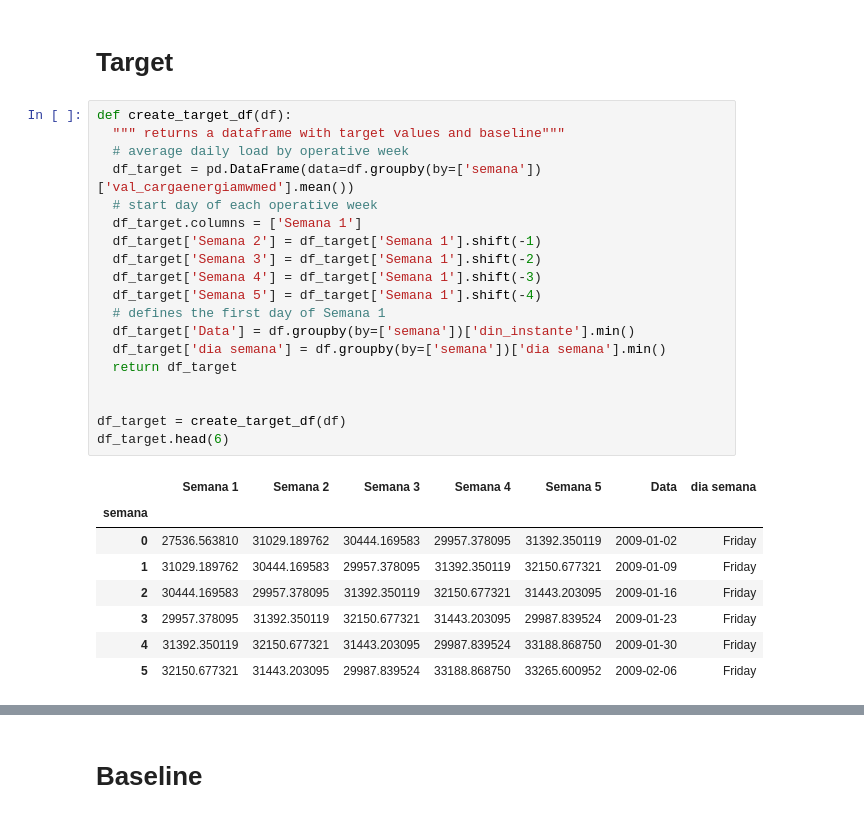
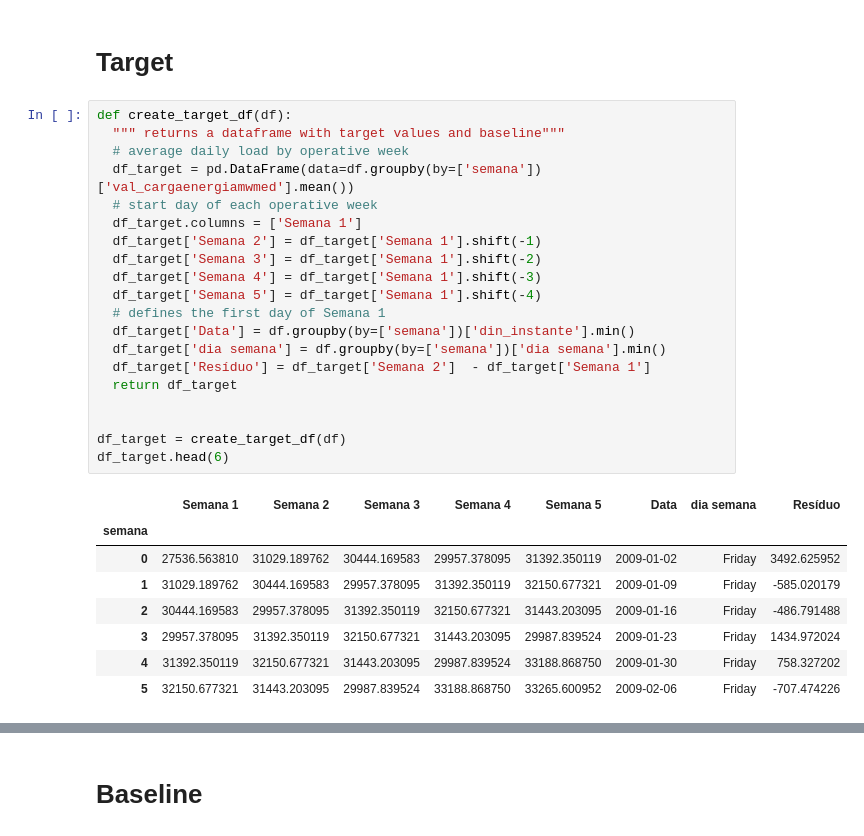
Before and after one commit to marcos-mansur/load-forecast, a Jupyter notebook: model_v2.ipynb, the cells around one changed output, grey strips where cells are left out. Cells and saved outputs as stored; diff of their text form.

```diff
--- a/model_v2.ipynb
+++ b/model_v2.ipynb
@@ -369,28 +365,29 @@ print(c*batch_size)
 # %%
 def create_target_df(df):
   """ returns a dataframe with target values and baseline"""
   # average daily load by operative week
   df_target = pd.DataFrame(data=df.groupby(by=['semana'])['val_cargaenergiamwmed'].mean())
   # start day of each operative week
   df_target.columns = ['Semana 1']
   df_target['Semana 2'] = df_target['Semana 1'].shift(-1)
   df_target['Semana 3'] = df_target['Semana 1'].shift(-2)
   df_target['Semana 4'] = df_target['Semana 1'].shift(-3)
   df_target['Semana 5'] = df_target['Semana 1'].shift(-4)
   # defines the first day of Semana 1
   df_target['Data'] = df.groupby(by=['semana'])['din_instante'].min()
   df_target['dia semana'] = df.groupby(by=['semana'])['dia semana'].min()
+  df_target['Resíduo'] = df_target['Semana 2']  - df_target['Semana 1']
   return df_target
 
 
 df_target = create_target_df(df)
 df_target.head(6)
 # %% [output]
-|  | Semana 1 | Semana 2 | Semana 3 | Semana 4 | Semana 5 | Data | dia semana |
-| semana |  |  |  |  |  |  |  |
-| 0 | 27536.563810 | 31029.189762 | 30444.169583 | 29957.378095 | 31392.350119 | 2009-01-02 | Friday |
-| 1 | 31029.189762 | 30444.169583 | 29957.378095 | 31392.350119 | 32150.677321 | 2009-01-09 | Friday |
-| 2 | 30444.169583 | 29957.378095 | 31392.350119 | 32150.677321 | 31443.203095 | 2009-01-16 | Friday |
-| 3 | 29957.378095 | 31392.350119 | 32150.677321 | 31443.203095 | 29987.839524 | 2009-01-23 | Friday |
-| 4 | 31392.350119 | 32150.677321 | 31443.203095 | 29987.839524 | 33188.868750 | 2009-01-30 | Friday |
-| 5 | 32150.677321 | 31443.203095 | 29987.839524 | 33188.868750 | 33265.600952 | 2009-02-06 | Friday |
+|  | Semana 1 | Semana 2 | Semana 3 | Semana 4 | Semana 5 | Data | dia semana | Resíduo |
+| semana |  |  |  |  |  |  |  |  |
+| 0 | 27536.563810 | 31029.189762 | 30444.169583 | 29957.378095 | 31392.350119 | 2009-01-02 | Friday | 3492.625952 |
+| 1 | 31029.189762 | 30444.169583 | 29957.378095 | 31392.350119 | 32150.677321 | 2009-01-09 | Friday | -585.020179 |
+| 2 | 30444.169583 | 29957.378095 | 31392.350119 | 32150.677321 | 31443.203095 | 2009-01-16 | Friday | -486.791488 |
+| 3 | 29957.378095 | 31392.350119 | 32150.677321 | 31443.203095 | 29987.839524 | 2009-01-23 | Friday | 1434.972024 |
+| 4 | 31392.350119 | 32150.677321 | 31443.203095 | 29987.839524 | 33188.868750 | 2009-01-30 | Friday | 758.327202 |
+| 5 | 32150.677321 | 31443.203095 | 29987.839524 | 33188.868750 | 33265.600952 | 2009-02-06 | Friday | -707.474226 |
```
Also changed, not shown: parts of 16 cells of this notebook.
